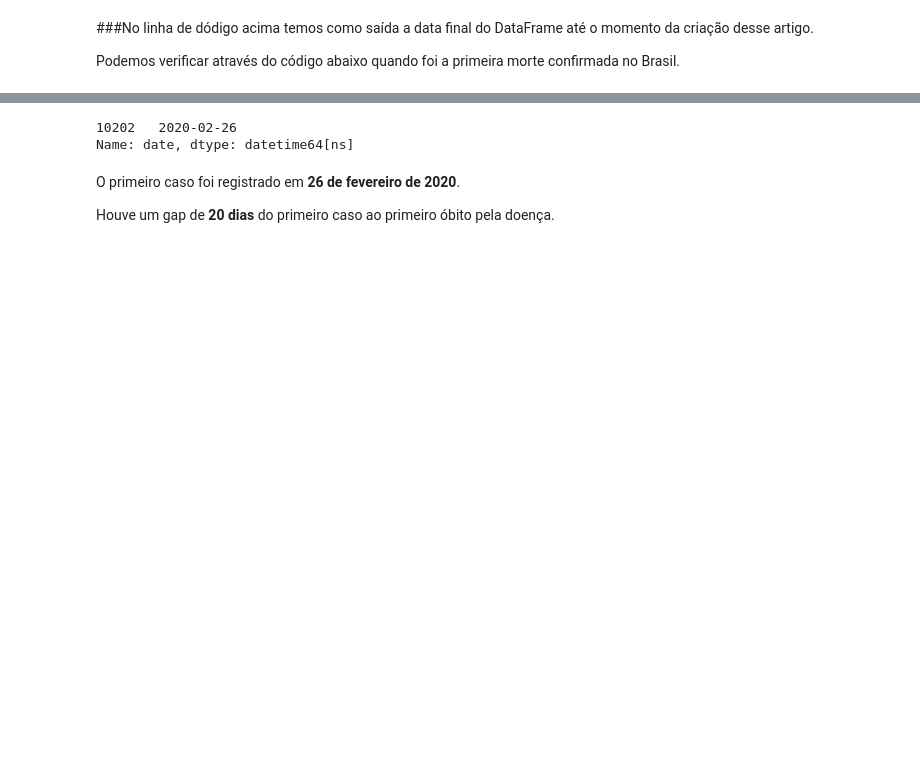
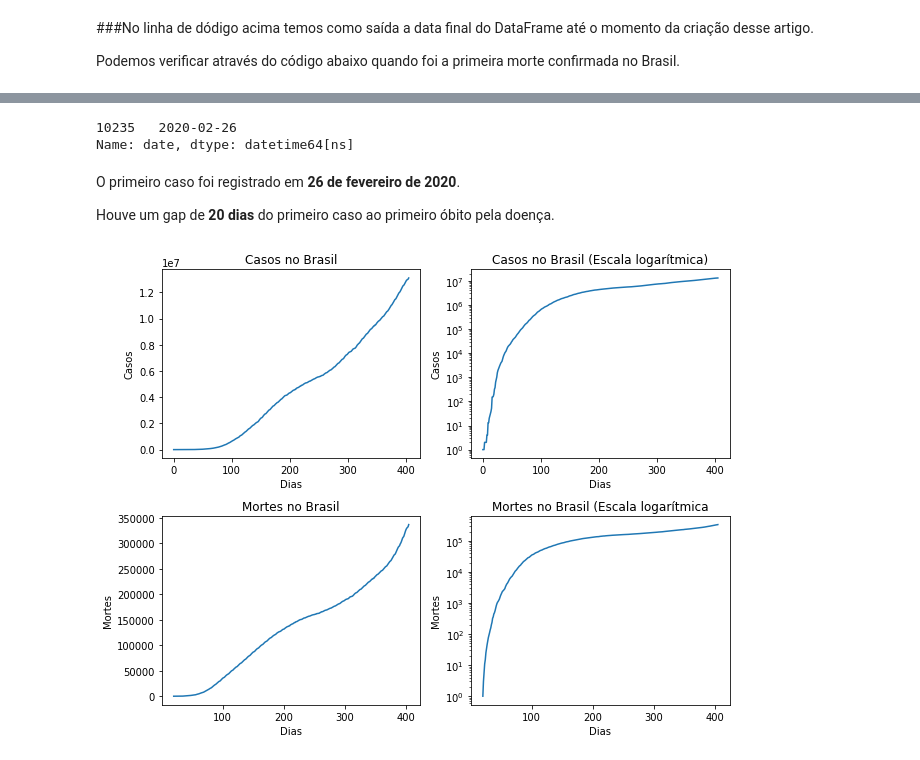
Before and after one commit to rodrigowe1988/Data-Science-na-Pratica, a Jupyter notebook: Análise_Covid_19.ipynb, the cells around one changed output, grey strips where cells are left out. Cells and saved outputs as stored; diff of their text form; code cells hidden in the pictures; blank space fills up the shorter version.

```diff
--- a/Análise_Covid_19.ipynb
+++ b/Análise_Covid_19.ipynb
@@ -203,12 +208,43 @@ df_brasil.loc[df_brasil['new_deaths'] == 1.0]
 # %%
 #identificando quantos dias demorou para registrarmos a primeira morte,
 #considerando o primeiro caso confirmado de Covid no Brasil
-df_brasil.loc[df_brasil['new_cases'] == 1].head(1)
-print(first_case.date);
+first_case = df_brasil.loc[df_brasil['new_cases'] == 1].head(1)
+print(first_case.date)
 # %% [output]
-10202   2020-02-26
+10235   2020-02-26
 Name: date, dtype: datetime64[ns]
 # %% [markdown]
 O primeiro caso foi registrado em **26 de fevereiro de 2020**.
 
 Houve um gap de __20 dias__ do primeiro caso ao primeiro óbito pela doença.
+# %%
+# Plotar gráficos de linha em escalas linear e logarítmica para os casos totais e mortes totais.
+x = list(range(406))
+z = df_brasil['total_cases']
+z2 = df_brasil['total_deaths']
+
+fig, ((ax1, ax2), (ax3, ax4)) = plt.subplots(nrows=2, ncols=2, figsize=(9, 7))
+ax1.set_title('Casos no Brasil')
+ax1.set_xlabel('Dias')
+ax1.set_ylabel('Casos')
+ax1.plot(x, z)
+
+ax2.set_title('Casos no Brasil (Escala logarítmica)')
+ax2.set_xlabel('Dias')
+ax2.set_ylabel('Casos')
+ax2.set_yscale('log')
+ax2.plot(x, z)
+
+ax3.set_title('Mortes no Brasil')
+ax3.set_xlabel('Dias')
+ax3.set_ylabel('Mortes')
+ax3.plot(x, z2)
+
+ax4.set_title('Mortes no Brasil (Escala logarítmica')
+ax4.set_xlabel('Dias')
+ax4.set_ylabel('Mortes')
+ax4.set_yscale('log')
+ax4.plot(x, z2)
+plt.tight_layout()
+# %% [output]
+[figure, added]
```
Also changed, not shown: parts of 9 cells of this notebook.
